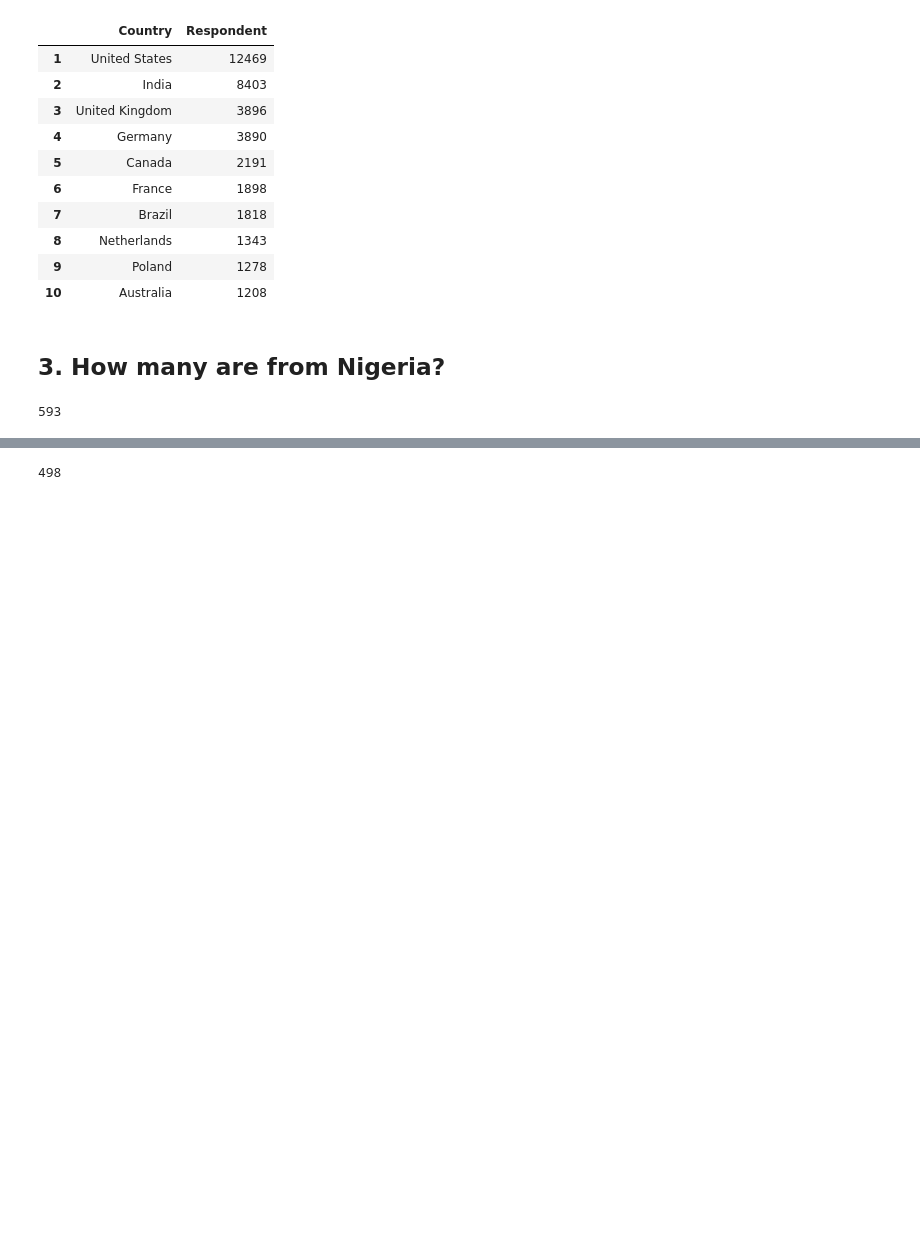
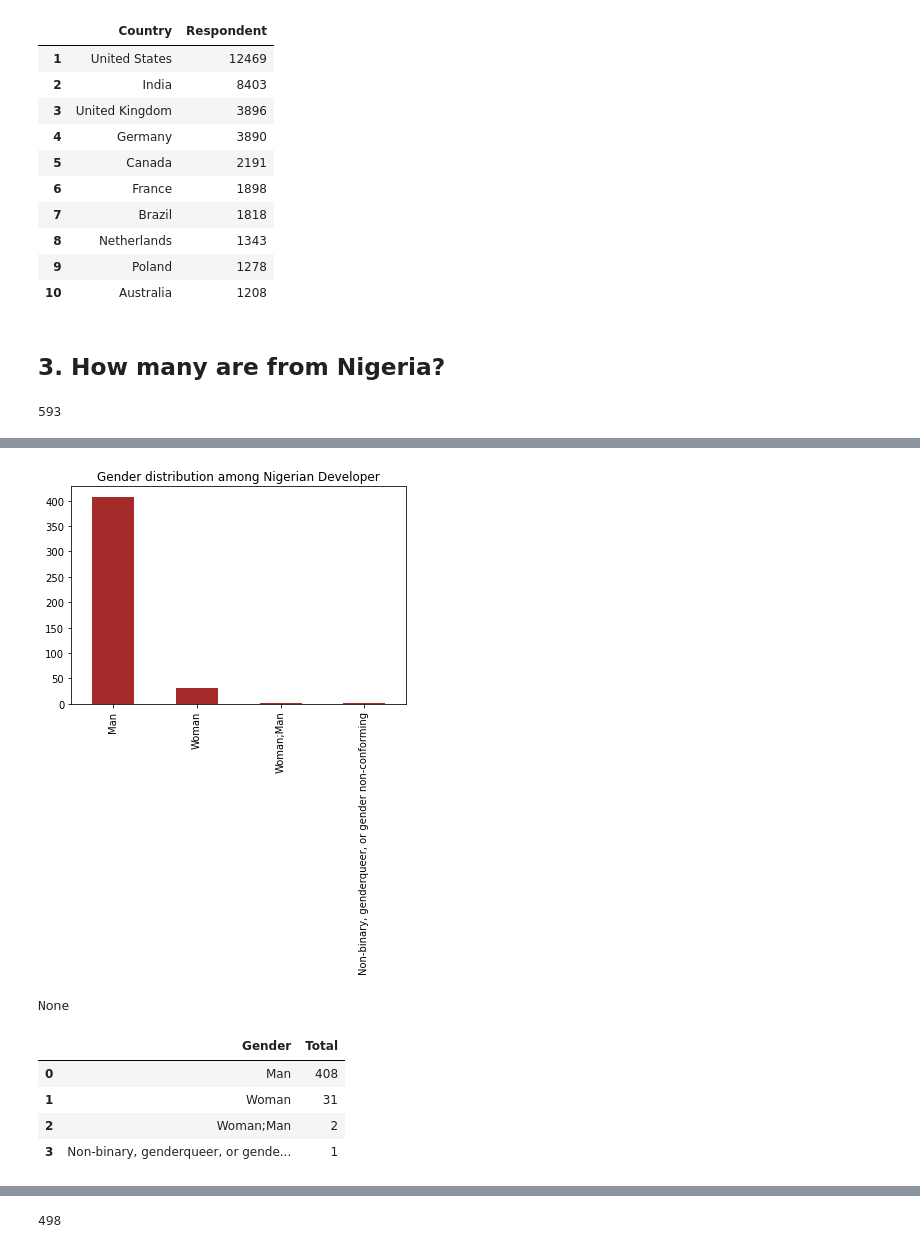
Before and after one commit to Ademola101/Data-visualization-, a Jupyter notebook: survey.ipynb, the cells around one changed output, grey strips where cells are left out. Saved outputs shown, nothing was run; the diff lists cells and outputs as text; code cells hidden in the pictures; blank space fills up the shorter version.

```diff
--- a/survey.ipynb
+++ b/survey.ipynb
@@ -76 +74,15 @@ pd.DataFrame(Naija_dev["Gender"].value_counts())
+# %%
+gender_distribution = pd.DataFrame(Naija_dev["Gender"].value_counts().reset_index())
+gender_distribution.rename(columns={"index":"Gender","Gender":"Total"},inplace=True)
+Naija_dev["Gender"].value_counts().plot(kind="bar",color ="brown")
+plt.title("Gender distribution among Nigerian Developer")
+display(plt.show(),gender_distribution)
+# %% [output]
+[figure, added]
+None
+|  | Gender | Total |
+| 0 | Man | 408 |
+| 1 | Woman | 31 |
+| 2 | Woman;Man | 2 |
+| 3 | Non-binary, genderqueer, or gende... | 1 |
 # %% [markdown]
```
Also changed, not shown: parts of 25 cells of this notebook.
